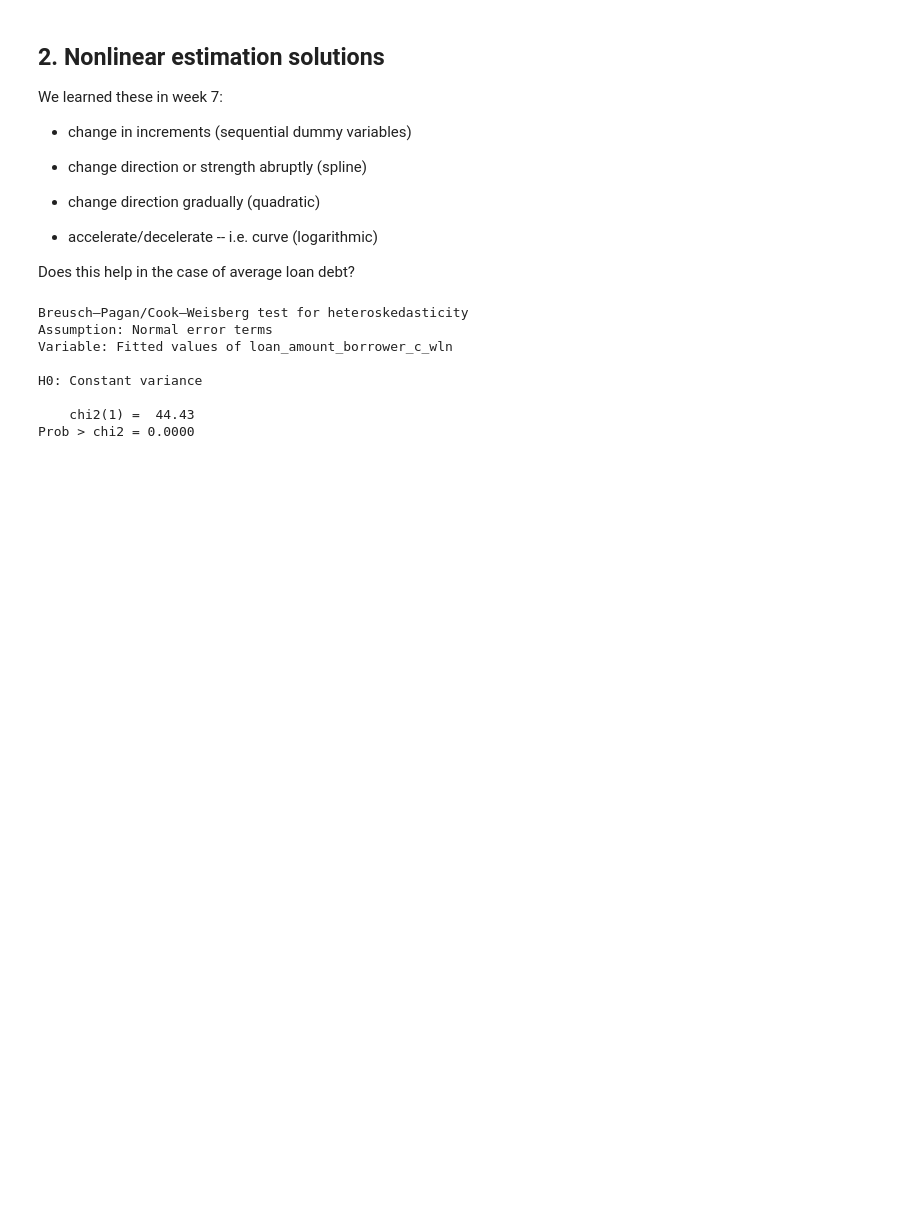
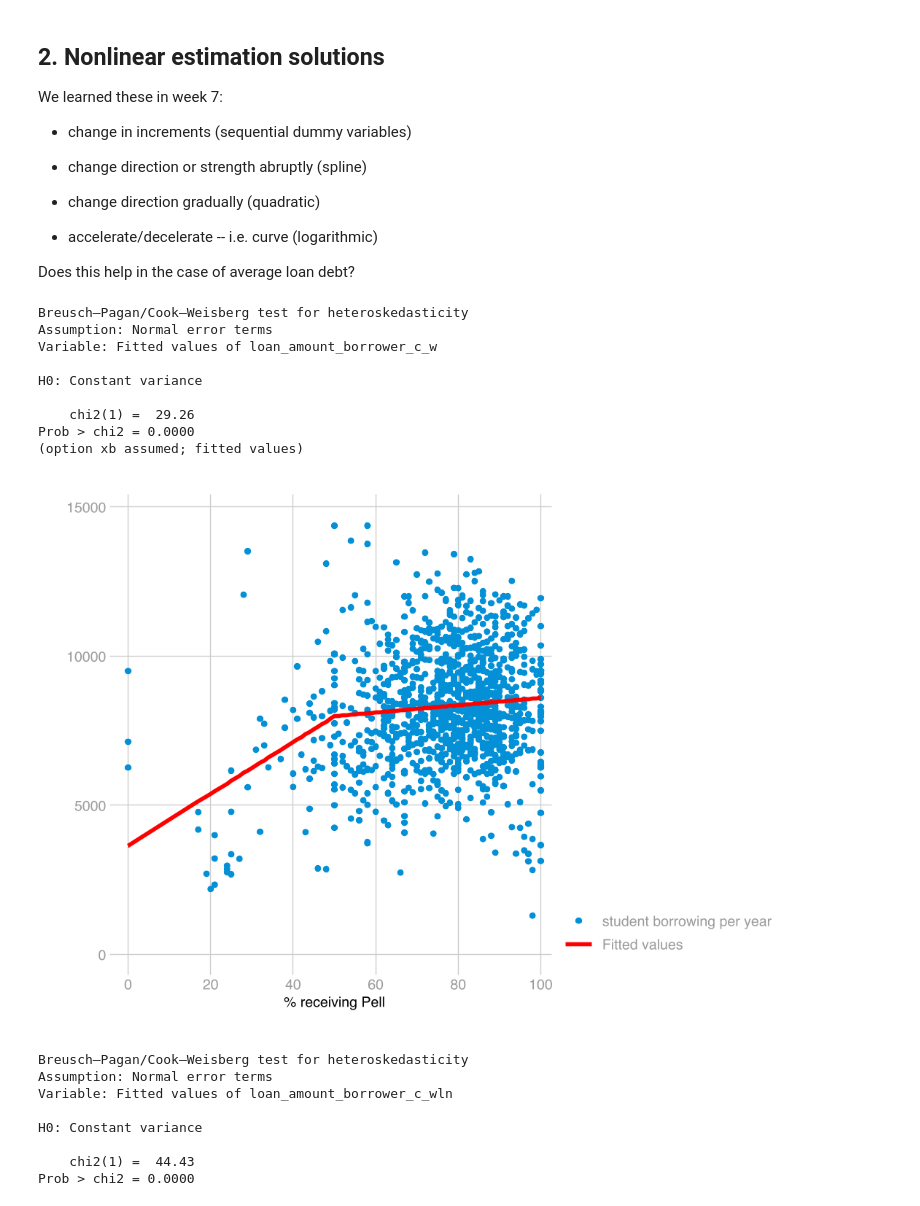
Before and after one commit to charlieeatonphd/Graduate-Statistics-and-Data-Science-for-Sociology, a Jupyter notebook: week9/w9lesson_OLSuncertainty.ipynb, the cells around one changed output. Drawn from its saved outputs; the diff is of its cells as text; code cells hidden in the pictures; blank space fills up the shorter version.

```diff
--- a/week9/w9lesson_OLSuncertainty.ipynb
+++ b/week9/w9lesson_OLSuncertainty.ipynb
@@ -80,3 +91,24 @@ Does this help in the case of average loan debt?
+# %%
+*OLS estimate the slope for age above and below 50 and predict y values
+qui regress loan_amount_borrower_c_w fed_grant_pct_w1 fed_grant_pct_w2
+estat hettest
+drop yhat
+predict yhat
+
+*Graph the fited spline lines for ages above and below 50
+tw (scatter loan_amount_borrower_c_w fed_grant_pct_w) ///
+(line yhat fed_grant_pct_w, sort color(red) lwidth(thick)), scheme(538w)
+# %% [output]
+Breusch–Pagan/Cook–Weisberg test for heteroskedasticity
+Assumption: Normal error terms
+Variable: Fitted values of loan_amount_borrower_c_w
+
+H0: Constant variance
+
+    chi2(1) =  29.26
+Prob > chi2 = 0.0000
+(option xb assumed; fitted values)
+[figure, added]
 # %%
 gen loan_amount_borrower_c_wln=log(loan_amount_borrower_c_w)
 # %%
```
Also changed, not shown: parts of 14 cells of this notebook, 7 other files.
